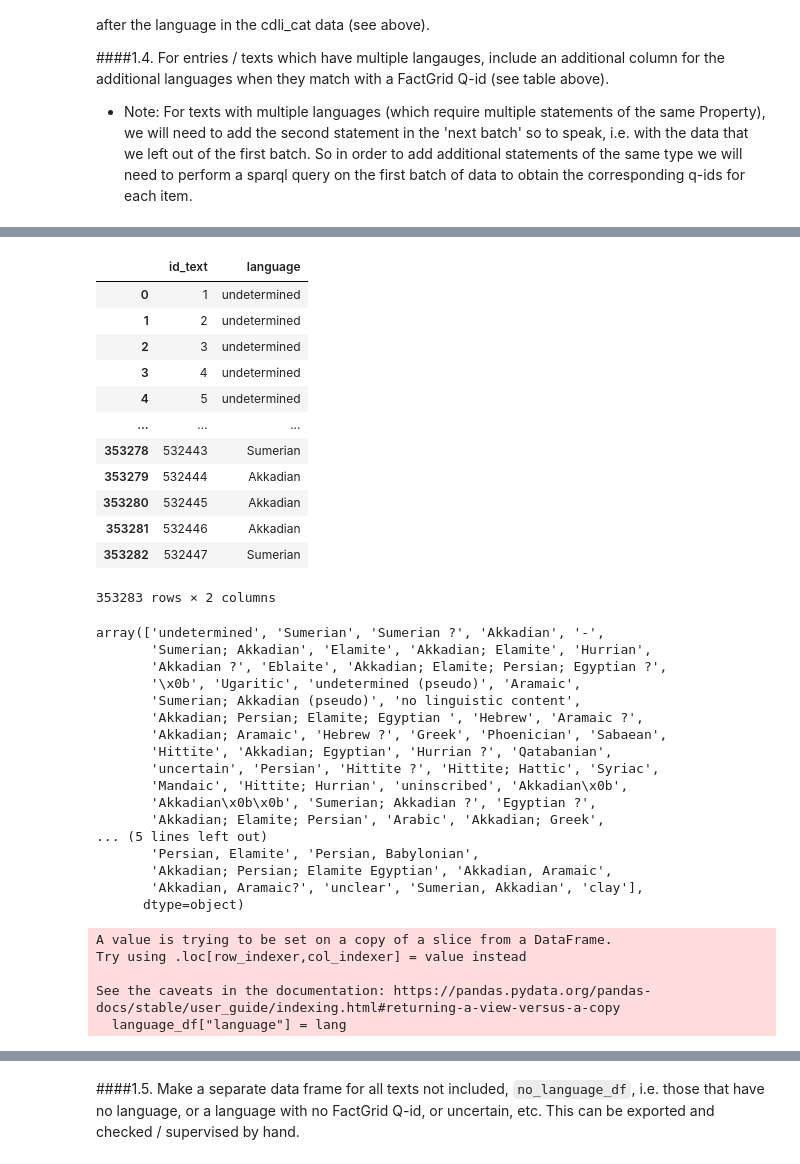
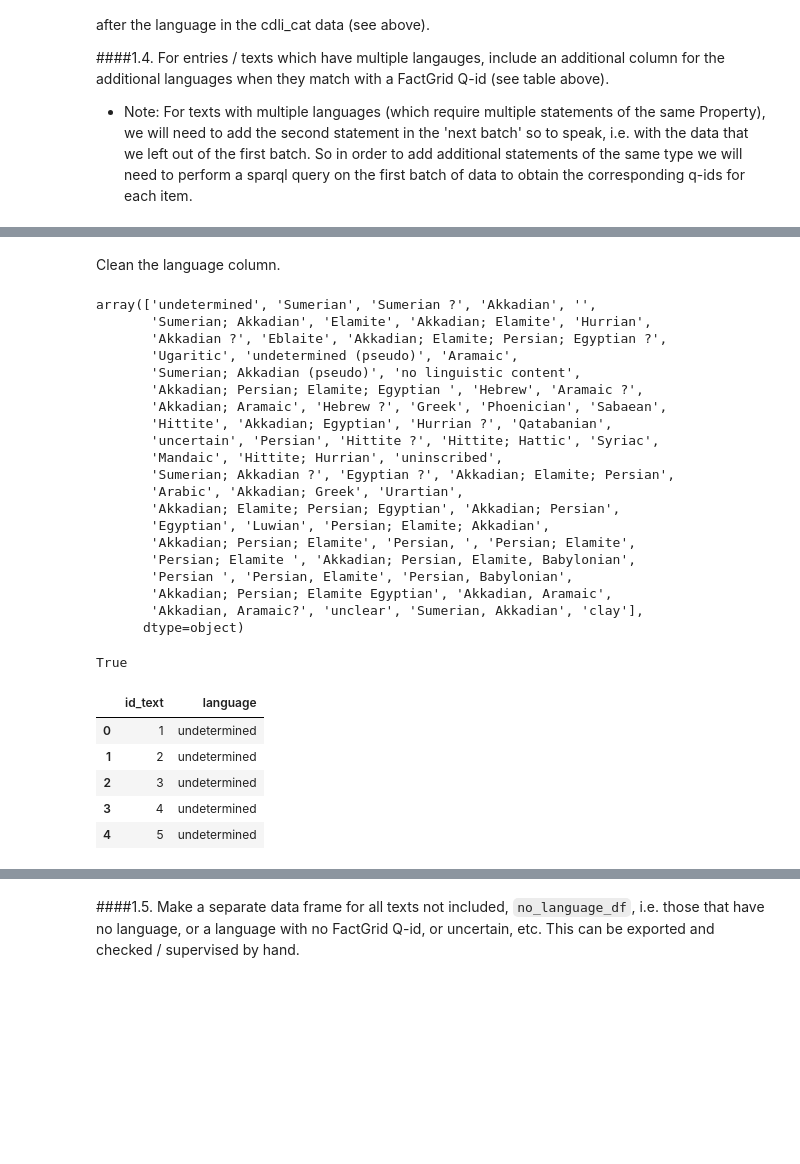
Before and after one commit to ancient-world-citation-analysis/CDLI2LoD, a Jupyter notebook: cdli_cat.ipynb, the cells around one changed output, grey strips where cells are left out. Saved outputs shown, nothing was run; the diff lists cells and outputs as text; code cells hidden in the pictures; blank space fills up the shorter version.

```diff
--- a/cdli_cat.ipynb
+++ b/cdli_cat.ipynb
@@ -181,52 +204,44 @@ lang_reference
+# %% [markdown]
+Clean the language column.
+# %%
+# remove the '\x0b' patterns
+lang = np.array([re.sub('\\x0b', '', string = lang[i]) for i in range(len(lang))])
+# match the two forms of NA
+lang[lang == '-'] = ''
+
+pd.unique(pd.Series(lang))
+# %% [output]
+array(['undetermined', 'Sumerian', 'Sumerian ?', 'Akkadian', '',
+       'Sumerian; Akkadian', 'Elamite', 'Akkadian; Elamite', 'Hurrian',
+       'Akkadian ?', 'Eblaite', 'Akkadian; Elamite; Persian; Egyptian ?',
+       'Ugaritic', 'undetermined (pseudo)', 'Aramaic',
+       'Sumerian; Akkadian (pseudo)', 'no linguistic content',
+       'Akkadian; Persian; Elamite; Egyptian ', 'Hebrew', 'Aramaic ?',
+       'Akkadian; Aramaic', 'Hebrew ?', 'Greek', 'Phoenician', 'Sabaean',
+       'Hittite', 'Akkadian; Egyptian', 'Hurrian ?', 'Qatabanian',
+       'uncertain', 'Persian', 'Hittite ?', 'Hittite; Hattic', 'Syriac',
+       'Mandaic', 'Hittite; Hurrian', 'uninscribed',
+       'Sumerian; Akkadian ?', 'Egyptian ?', 'Akkadian; Elamite; Persian',
+       'Arabic', 'Akkadian; Greek', 'Urartian',
+       'Akkadian; Elamite; Persian; Egyptian', 'Akkadian; Persian',
+       'Egyptian', 'Luwian', 'Persian; Elamite; Akkadian',
+       'Akkadian; Persian; Elamite', 'Persian, ', 'Persian; Elamite',
+       'Persian; Elamite ', 'Akkadian; Persian, Elamite, Babylonian',
+       'Persian ', 'Persian, Elamite', 'Persian, Babylonian',
+       'Akkadian; Persian; Elamite Egyptian', 'Akkadian, Aramaic',
+       'Akkadian, Aramaic?', 'unclear', 'Sumerian, Akkadian', 'clay'],
+      dtype=object)
+# %%
+len(lang) == len(cdli_cat_df['id_text'])
+# %% [output]
+True
 # %%
-language_df = cdli_cat_df[["id_text", "language"]]
-language_df
+language_df = pd.DataFrame({'id_text': cdli_cat_df['id_text'], 'language': lang})
+language_df.head()
 # %% [output]
 |  | id_text | language |
 | 0 | 1 | undetermined |
 | 1 | 2 | undetermined |
 | 2 | 3 | undetermined |
 | 3 | 4 | undetermined |
 | 4 | 5 | undetermined |
-| ... | ... | ... |
-| 353278 | 532443 | Sumerian |
-| 353279 | 532444 | Akkadian |
-| 353280 | 532445 | Akkadian |
-| 353281 | 532446 | Akkadian |
-| 353282 | 532447 | Sumerian |
-353283 rows × 2 columns
-# %%
-language_df["language"].unique()
-# %% [output]
-array(['undetermined', 'Sumerian', 'Sumerian ?', 'Akkadian', '-',
-       'Sumerian; Akkadian', 'Elamite', 'Akkadian; Elamite', 'Hurrian',
-       'Akkadian ?', 'Eblaite', 'Akkadian; Elamite; Persian; Egyptian ?',
-       '\x0b', 'Ugaritic', 'undetermined (pseudo)', 'Aramaic',
-       'Sumerian; Akkadian (pseudo)', 'no linguistic content',
-       'Akkadian; Persian; Elamite; Egyptian ', 'Hebrew', 'Aramaic ?',
-       'Akkadian; Aramaic', 'Hebrew ?', 'Greek', 'Phoenician', 'Sabaean',
-       'Hittite', 'Akkadian; Egyptian', 'Hurrian ?', 'Qatabanian',
-       'uncertain', 'Persian', 'Hittite ?', 'Hittite; Hattic', 'Syriac',
-       'Mandaic', 'Hittite; Hurrian', 'uninscribed', 'Akkadian\x0b',
-       'Akkadian\x0b\x0b', 'Sumerian; Akkadian ?', 'Egyptian ?',
-       'Akkadian; Elamite; Persian', 'Arabic', 'Akkadian; Greek',
-... (5 lines left out)
-       'Persian, Elamite', 'Persian, Babylonian',
-       'Akkadian; Persian; Elamite Egyptian', 'Akkadian, Aramaic',
-       'Akkadian, Aramaic?', 'unclear', 'Sumerian, Akkadian', 'clay'],
-      dtype=object)
-# %%
-lang = cdli_cat_df['language']
-
-# remove the '\x0b' patterns
-lang = np.array([re.sub('\\x0b', '', string = lang[i]) for i in range(len(lang))])
-# match the two forms of NA
-lang[lang == '-'] = ''
-
-language_df["language"] = lang
-# %% [output]
-A value is trying to be set on a copy of a slice from a DataFrame.
-Try using .loc[row_indexer,col_indexer] = value instead
-
-See the caveats in the documentation: https://pandas.pydata.org/pandas-docs/stable/user_guide/indexing.html#returning-a-view-versus-a-copy
-  language_df["language"] = lang
```
Also changed, not shown: parts of 17 cells of this notebook.
